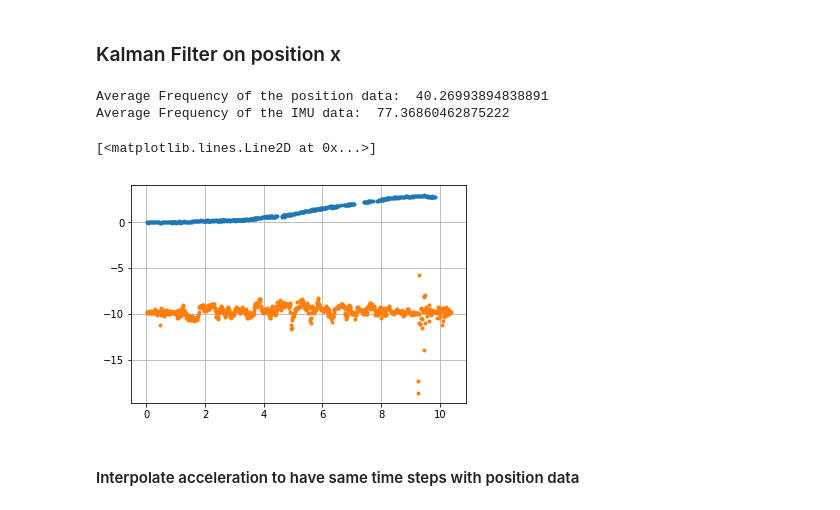
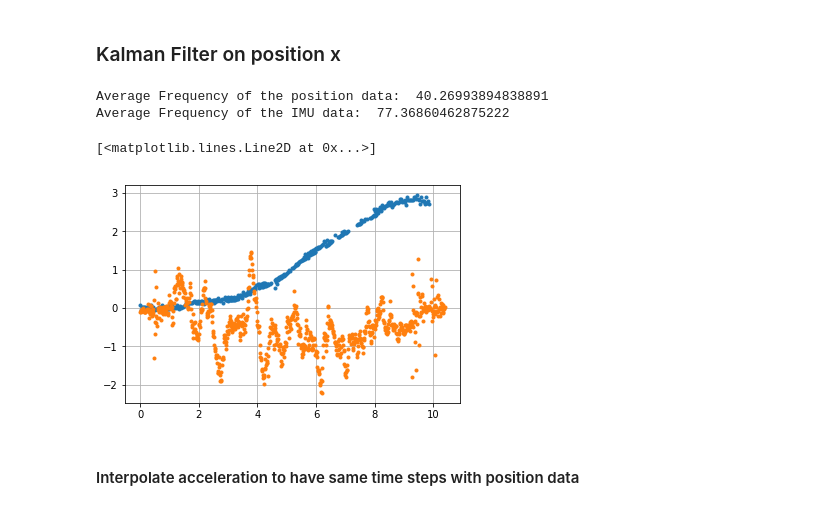
Before and after one commit to zhanibekrysbek/phhi_data_analysis, a Jupyter notebook: preprocessing/notebooks/cut_into_observations.ipynb, the cells around one changed output. Cells and saved outputs as stored; diff of their text form; code cells hidden in the pictures.

```diff
--- a/preprocessing/notebooks/cut_into_observations.ipynb
+++ b/preprocessing/notebooks/cut_into_observations.ipynb
@@ -573,28 +576,28 @@ AB1 serial
 # %%
 obs = observations[7]
 
 orientation = obs['pose123']['orientation'].copy()
 position = obs['pose123']['position'].copy()
 tpos = obs['pose123']['time_steps']
 freq_pos = tpos.shape[0]/tpos[-1]
 
 imu = obs['imu']
 timu = imu['time_steps']
 accel = imu['accel']
 freq_imu = timu.shape[0]/timu[-1]
 
 print 'Average Frequency of the position data: ', freq_pos
 print 'Average Frequency of the IMU data: ', freq_imu
 
 plt.plot(tpos,position[:,0], '.')
 plt.grid()
 
-plt.plot(timu,accel[:,2],'.')
+plt.plot(timu,accel[:,0],'.')
 # %% [output]
 Average Frequency of the position data:  40.26993894838891
 Average Frequency of the IMU data:  77.36860462875222
 [<matplotlib.lines.Line2D at 0x...>]
-[figure, old version]
+[figure, new version]
 # %% [markdown]
 #### Interpolate acceleration to have same time steps with position data
 # %%
```
Also changed, not shown: parts of 7 cells of this notebook, 1 other file.
